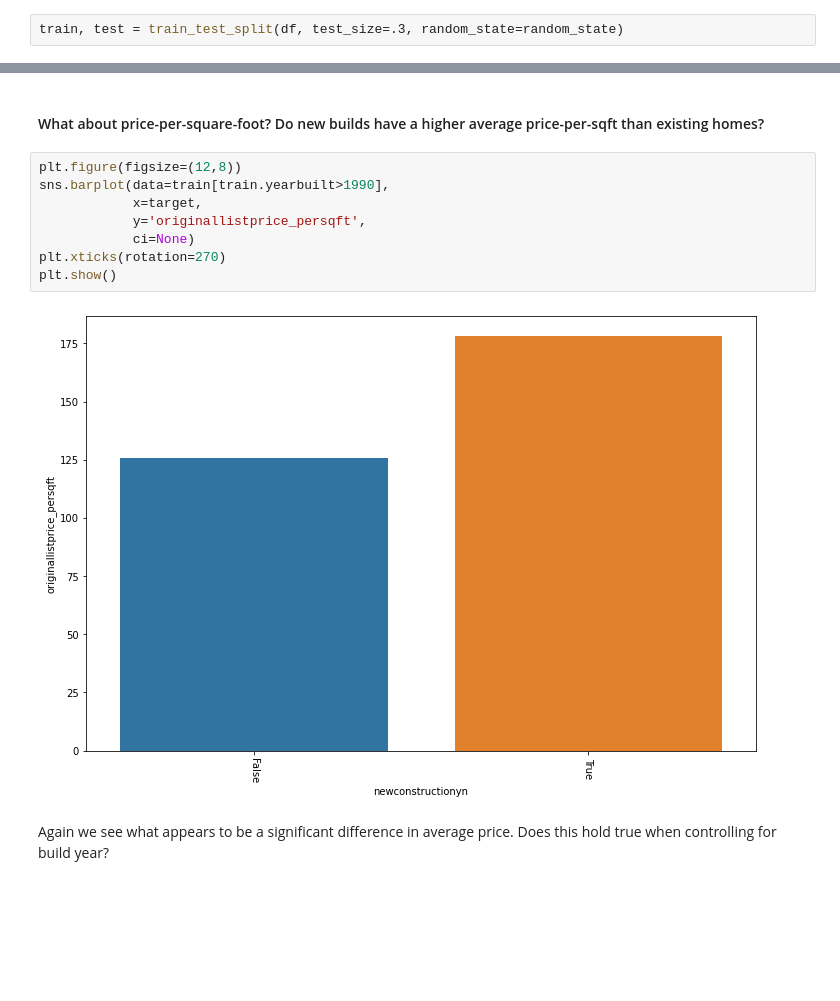
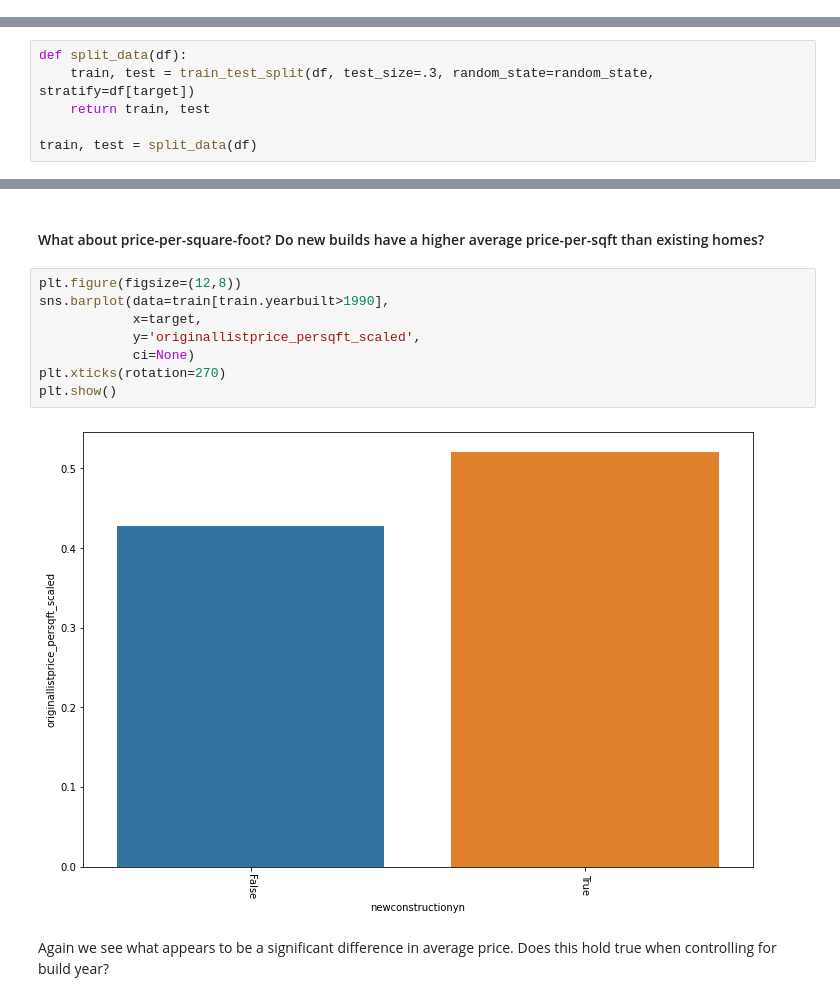
Before and after one commit to bensmith07/new_construction, a Jupyter notebook: explore_notebook_2.ipynb, the cells around one changed output, grey strips where cells are left out. Drawn from its saved outputs; the diff is of its cells as text; blank space fills up the shorter version.

```diff
--- a/explore_notebook_2.ipynb
+++ b/explore_notebook_2.ipynb
@@ -176,2 +165,0 @@ plt.show()
-# %%
-train, test = train_test_split(df, test_size=.3, random_state=random_state)
@@ -178,3 +168,9 @@ train, test = train_test_split(df, test_size=.3, random_state=random_state)
+# %%
+def split_data(df):
+    train, test = train_test_split(df, test_size=.3, random_state=random_state, stratify=df[target])
+    return train, test
+
+train, test = split_data(df)
 # %% [markdown]
 ## Bivariate Exploration: Variables as they relate to the target variable
 # %% [markdown]
@@ -273,13 +262,13 @@ Some statistical testing could confirm whether these differences are significant
 # %%
 plt.figure(figsize=(12,8))
 sns.barplot(data=train[train.yearbuilt>1990],
             x=target,
-            y='originallistprice_persqft',
+            y='originallistprice_persqft_scaled',
             ci=None)
 plt.xticks(rotation=270)
 plt.show()
 # %% [output]
-[figure, old version]
+[figure, new version]
 # %% [markdown]
 Again we see what appears to be a significant difference in average price. Does this hold true when controlling for build year?
 # %% [markdown]
```
Also changed, not shown: parts of 55 cells of this notebook, 5 other files.
